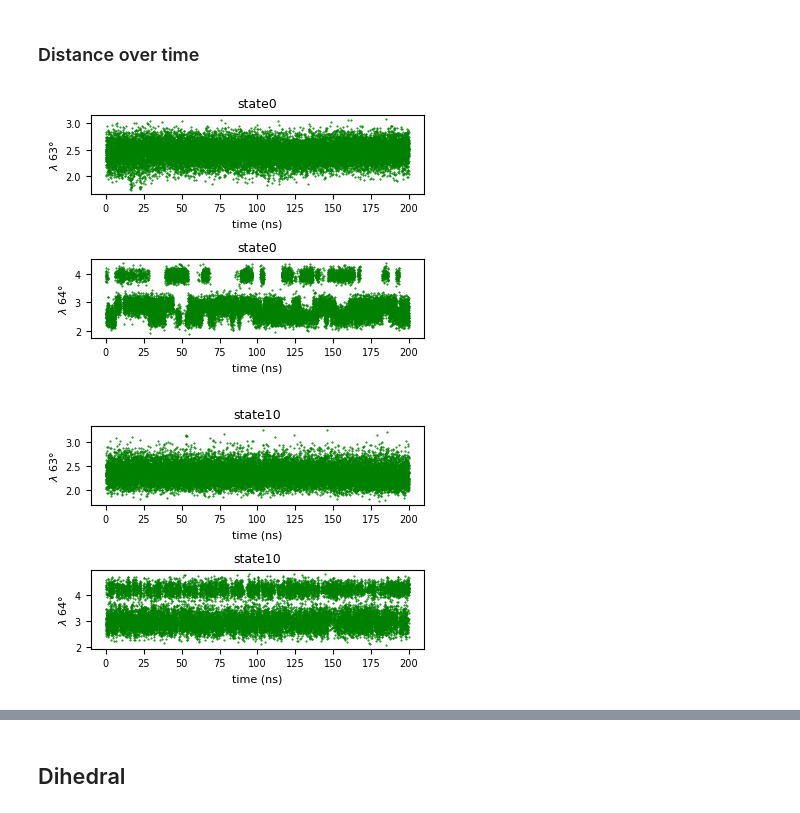
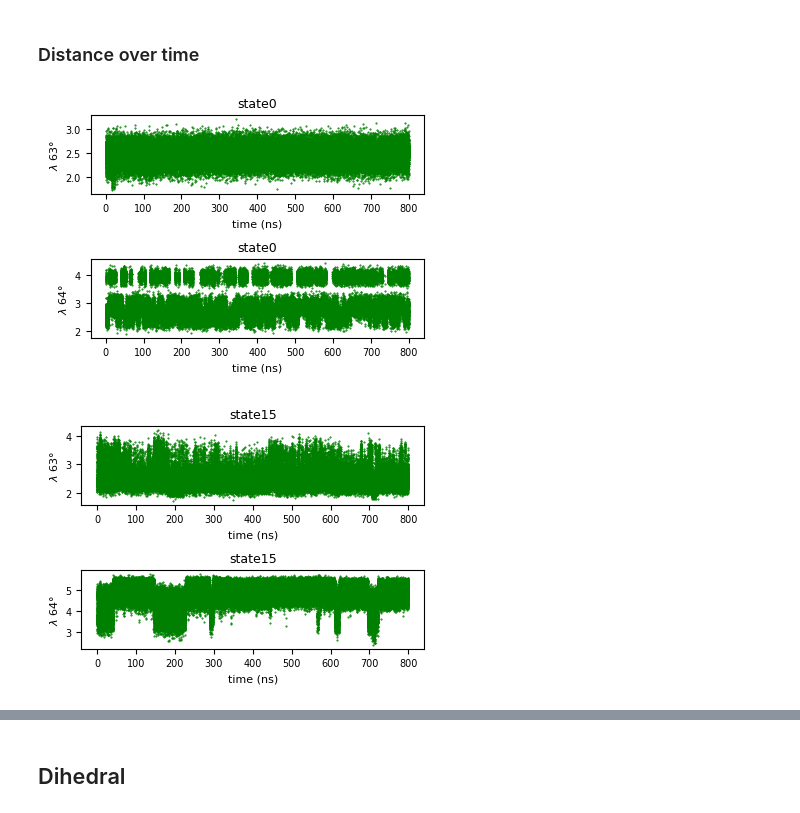
Before and after one commit to vvoelz/nspe-oligomers, a Jupyter notebook: peptoid/nspe_7_2/analysis/traj_analysis.ipynb, the cells around one changed output, grey strips where cells are left out. Cells and saved outputs as stored; diff of their text form; code cells hidden in the pictures.

```diff
--- a/peptoid/nspe_7_2/analysis/traj_analysis.ipynb
+++ b/peptoid/nspe_7_2/analysis/traj_analysis.ipynb
@@ -83,7 +83,7 @@ omega_path = 'traj_data/'
 
 state_num = 16
 HREX_dir = '../traj'
-run_num = 1 # How many run
+run_num = 4 # How many run
 
 HREX_list = [f"HREX_200ns_{i}" for i in range(1, run_num + 1)]
 for state in range(state_num):
@@ -218,36 +230,36 @@ residues_to_plot = [63, 64] # 1
 
 #residues_to_plot = [0, 14, 70, 60] #5
 
 
 
 num_residues = len(residues_to_plot)
 
 ShowPlots = True
 
 # Set default font sizes globally
 plt.rc('font', size=8)         # controls default text sizes
 plt.rc('axes', titlesize=9)    # fontsize of the axes title
 plt.rc('axes', labelsize=8)    # fontsize of the x and y labels
 plt.rc('xtick', labelsize=7)   # fontsize of the tick labels
 plt.rc('ytick', labelsize=7)   # fontsize of the tick labels
 plt.rc('legend', fontsize=9)   # legend fontsize
 
 # Plot omega angles vs time for selected residues for each replica
-for i in [0, 10]:
+for i in [0, 15]:
     plt.figure(figsize=(4, 3))
     for panel, residue in enumerate(residues_to_plot, 1):
         plt.subplot(num_residues, 1, panel)
         t = np.arange(start, nsnaps) * 0.010  # Time axis in ns
         plt.plot(t, dist_all[i, start:nsnaps, residue], '.', ms=1, color='green')
         plt.xlabel('time (ns)')
         plt.ylabel(f'$\\lambda$ {residue}°')
 
         plt.title(f'state{i}')
     plt.tight_layout()
     #plt.show()
 # %% [output]
-[figure, old version]
+[figure, new version]
-[figure, old version]
+[figure, new version]
 # %%
 ### Restrains Selected to show the effect, DON'T DELETE!!!!!!!!
 #residues_to_plot = [41, 42] # 1 a11 - 2 a2
```
Also changed, not shown: parts of 20 cells of this notebook, 1 other file.
